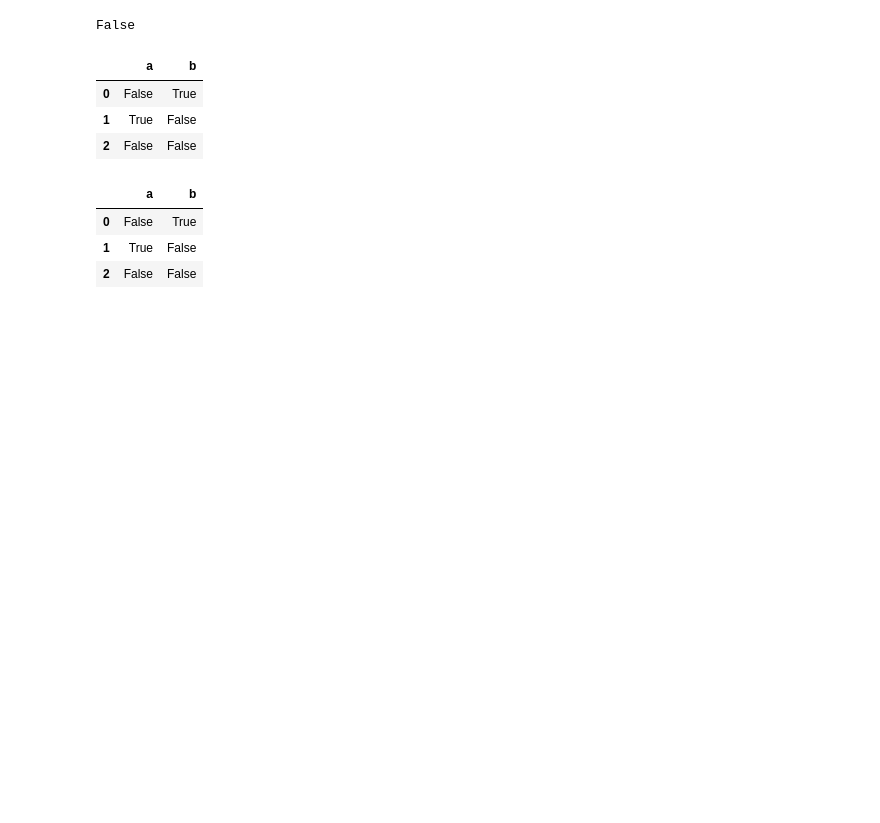
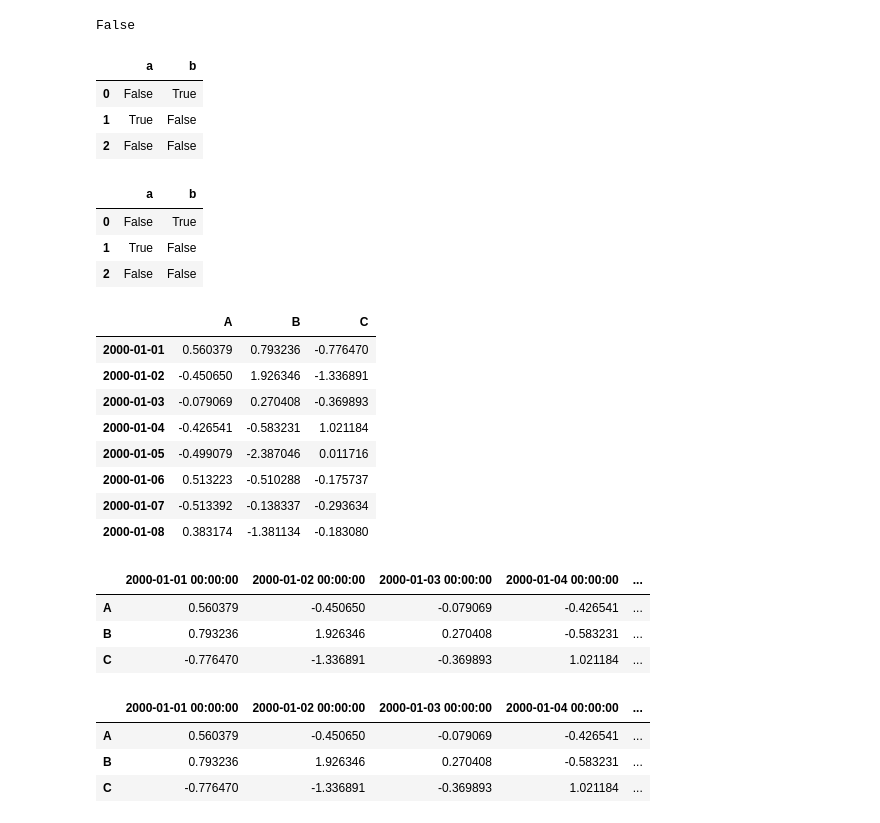
Before and after one commit to colorfulclouds/tensorflow2, a Jupyter notebook: pandas/intro_to_data_structure.ipynb, the cells around one changed output. Saved outputs shown, nothing was run; the diff lists cells and outputs as text; code cells hidden in the pictures; blank space fills up the shorter version.

```diff
--- a/pandas/intro_to_data_structure.ipynb
+++ b/pandas/intro_to_data_structure.ipynb
@@ -839,0 +842,26 @@ False
+# %%
+df
+# %% [output]
+|  | A | B | C |
+| 2000-01-01 | 0.560379 | 0.793236 | -0.776470 |
+| 2000-01-02 | -0.450650 | 1.926346 | -1.336891 |
+| 2000-01-03 | -0.079069 | 0.270408 | -0.369893 |
+| 2000-01-04 | -0.426541 | -0.583231 | 1.021184 |
+| 2000-01-05 | -0.499079 | -2.387046 | 0.011716 |
+| 2000-01-06 | 0.513223 | -0.510288 | -0.175737 |
+| 2000-01-07 | -0.513392 | -0.138337 | -0.293634 |
+| 2000-01-08 | 0.383174 | -1.381134 | -0.183080 |
+# %%
+df.T
+# %% [output]
+|  | 2000-01-01 00:00:00 | 2000-01-02 00:00:00 | 2000-01-03 00:00:00 | 2000-01-04 00:00:00 | ... |
+| A | 0.560379 | -0.450650 | -0.079069 | -0.426541 | ... |
+| B | 0.793236 | 1.926346 | 0.270408 | -0.583231 | ... |
+| C | -0.776470 | -1.336891 | -0.369893 | 1.021184 | ... |
+# %%
+df[:5].T
+# %% [output]
+|  | 2000-01-01 00:00:00 | 2000-01-02 00:00:00 | 2000-01-03 00:00:00 | 2000-01-04 00:00:00 | ... |
+| A | 0.560379 | -0.450650 | -0.079069 | -0.426541 | ... |
+| B | 0.793236 | 1.926346 | 0.270408 | -0.583231 | ... |
+| C | -0.776470 | -1.336891 | -0.369893 | 1.021184 | ... |
```
Also changed, not shown: parts of 17 cells of this notebook, 1 other file.
